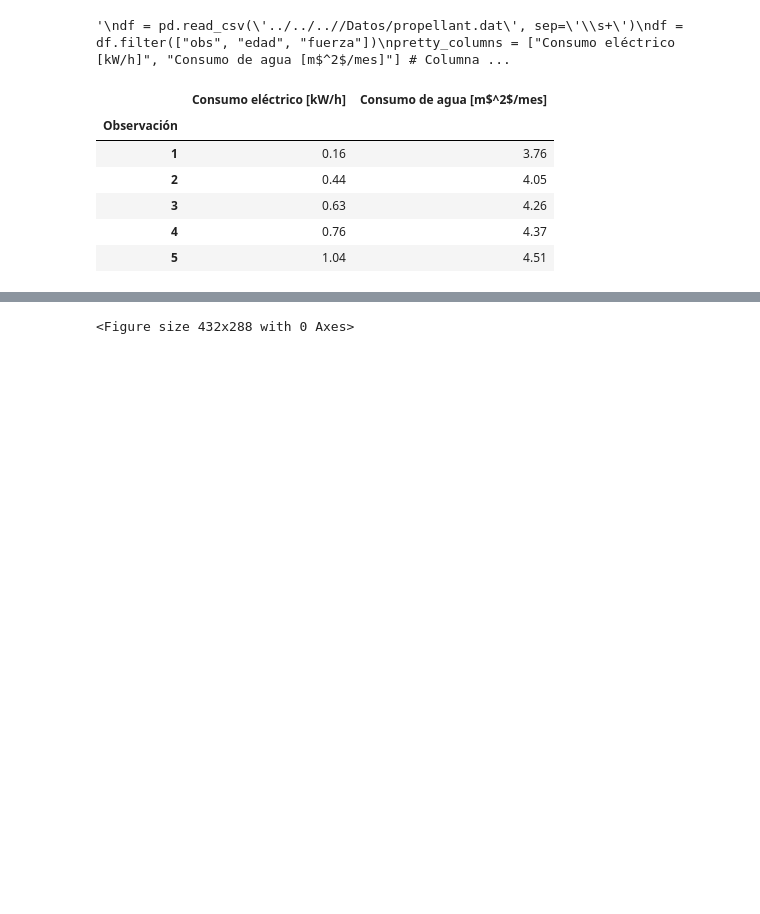
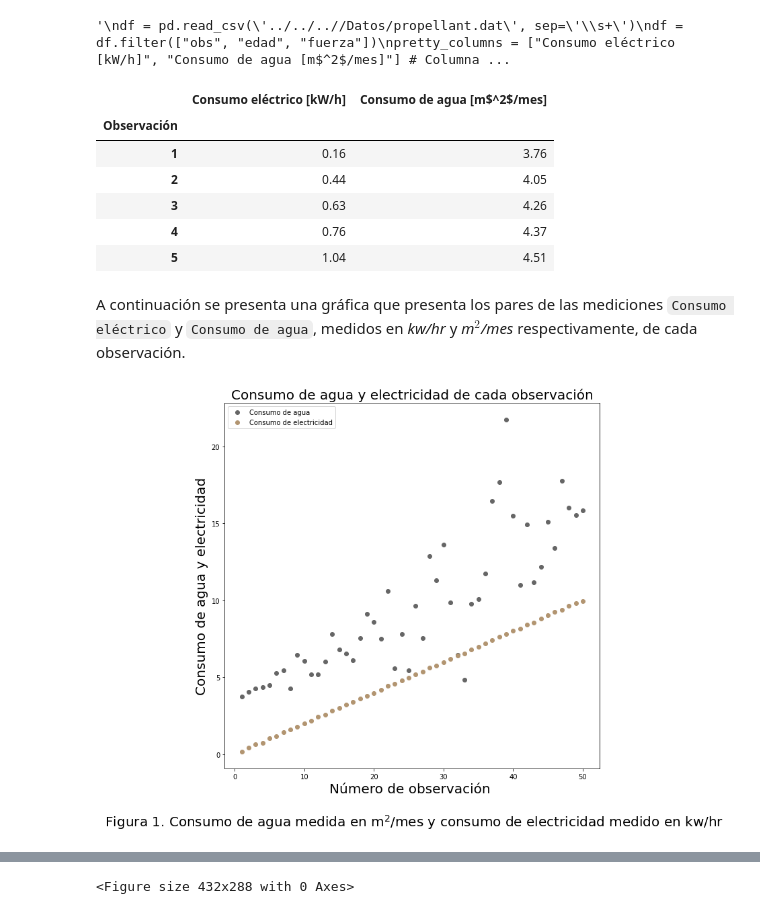
Before and after one commit to cegm/EA2-Entregables, a Jupyter notebook: Controles/Control 2/Control 2.ipynb, the cells around one changed output, grey strips where cells are left out. Saved outputs shown, nothing was run; the diff lists cells and outputs as text; code cells hidden in the pictures; blank space fills up the shorter version.

```diff
--- a/Controles/Control 2/Control 2.ipynb
+++ b/Controles/Control 2/Control 2.ipynb
@@ -283,0 +284,16 @@ display(df.head())
+# %% [markdown]
+
+A continuación se presenta una gráfica que presenta los pares de las mediciones `Consumo eléctrico` y `Consumo de agua`, medidos en *kw/hr* y *m$^2$/mes* respectivamente, de cada observación.
+# %%
+# INSERTAR PLOT QUE MÓNICA COMENTÓ EN LA LLAMADA, ESE ES Figura 1.
+fig, ax = plt.subplots(figsize=(10,10))
+
+ax.plot(df['Consumo de agua [m$^2$/mes]'], 'o', color='#666666', label="Consumo de agua")
+ax.plot(df['Consumo eléctrico [kW/h]'], 'o', color='#B29571', label="Consumo de electricidad")
+
+plt.title('Consumo de agua y electricidad de cada observación', size = 20)
+plt.xlabel('Número de observación \n\n Figura 1. Consumo de agua medida en m$^2$/mes y consumo de electricidad medido en kw/hr', size=20)
+plt.ylabel('Consumo de agua y electricidad', size=20)
+leg = ax.legend()
+# %% [output]
+[figure, added]
```
Also changed, not shown: parts of 16 cells of this notebook.
